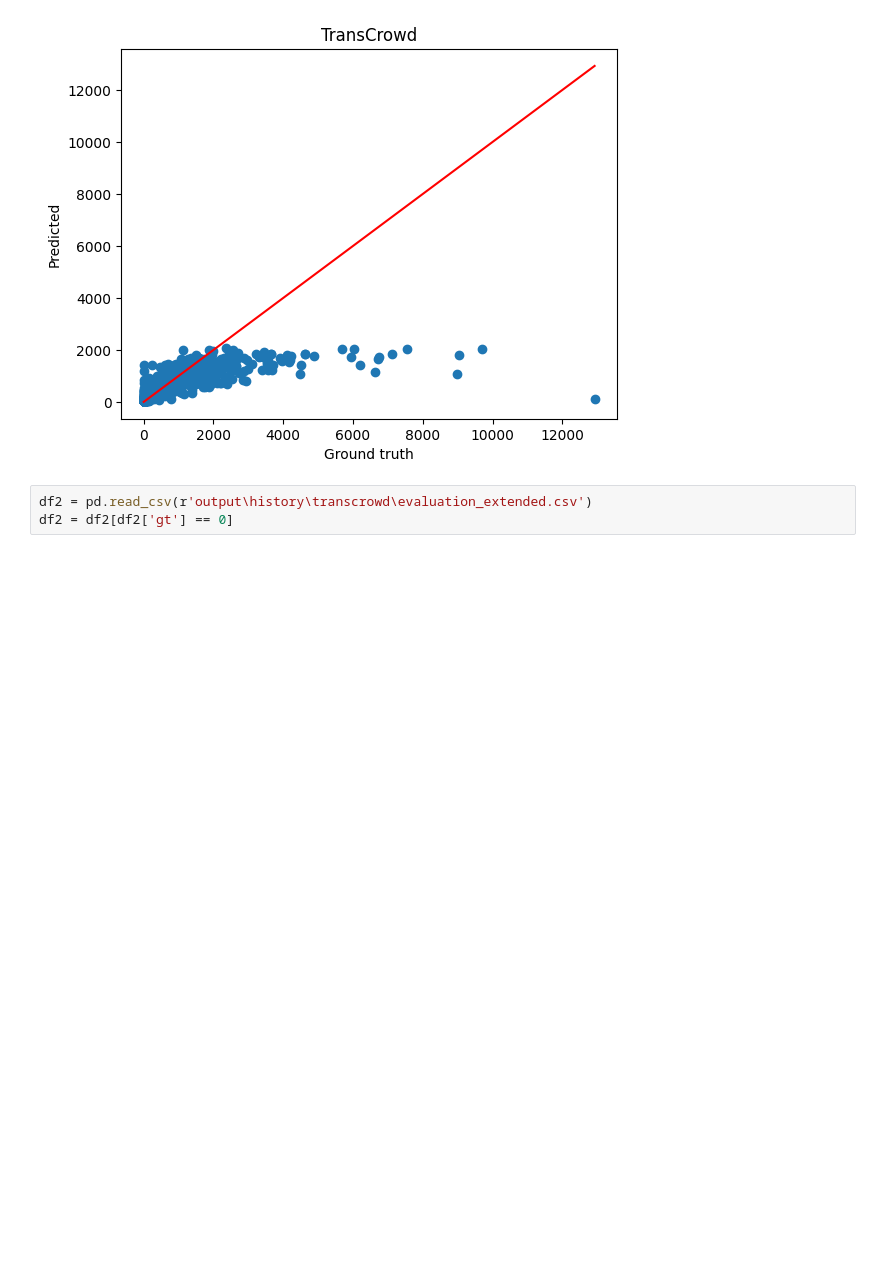
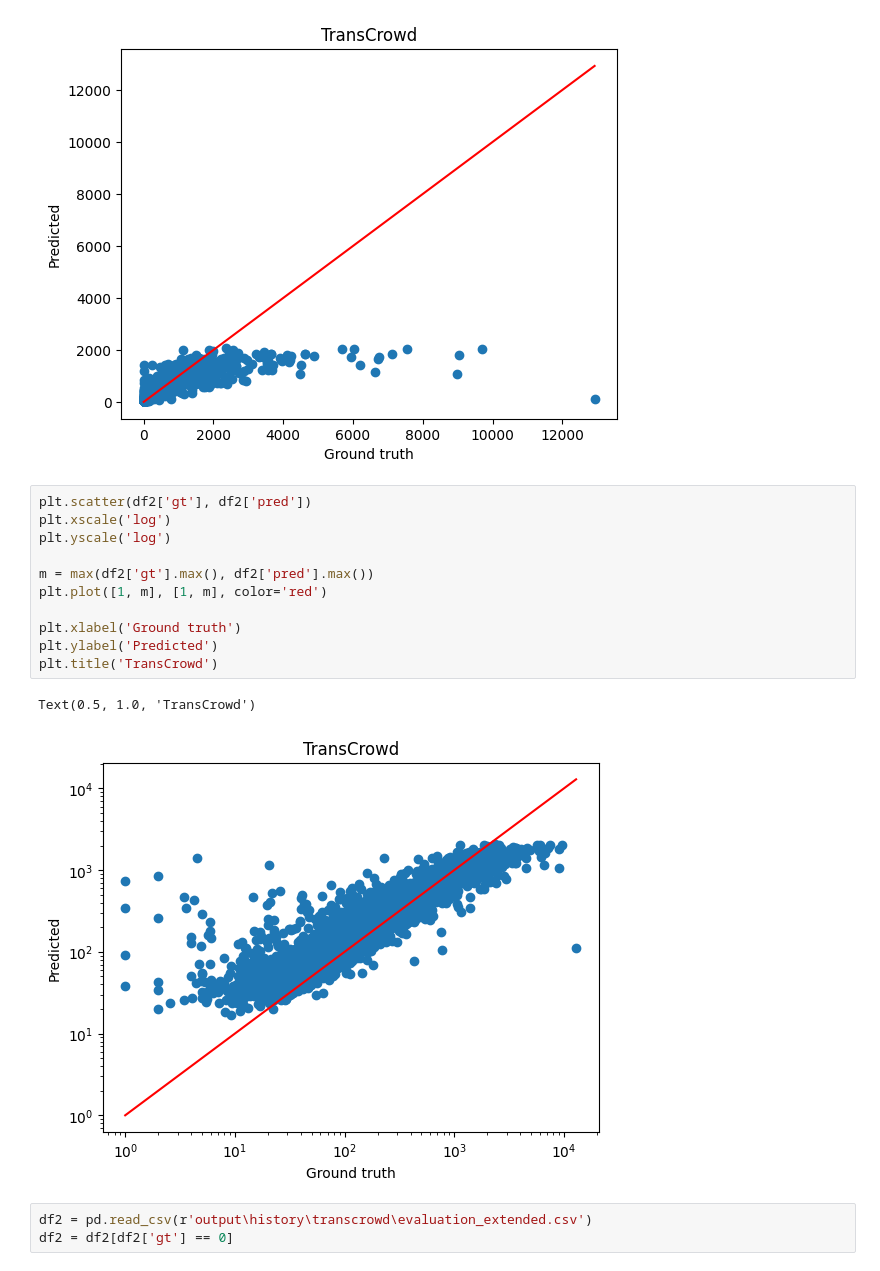
Before and after one commit to wozniakw2002/MSC-thesis, a Jupyter notebook: TransCrowd_test.ipynb, the cells around one changed output. Cells and saved outputs as stored; diff of their text form; blank space fills up the shorter version.

```diff
--- a/TransCrowd_test.ipynb
+++ b/TransCrowd_test.ipynb
@@ -169,6 +173,20 @@ plt.ylabel('Predicted')
 # %% [output]
 Text(0, 0.5, 'Predicted')
 [figure]
+# %%
+plt.scatter(df2['gt'], df2['pred'])
+plt.xscale('log')
+plt.yscale('log')
+
+m = max(df2['gt'].max(), df2['pred'].max())
+plt.plot([1, m], [1, m], color='red')
+
+plt.xlabel('Ground truth')
+plt.ylabel('Predicted')
+plt.title('TransCrowd')
+# %% [output]
+Text(0.5, 1.0, 'TransCrowd')
+[figure, added]
 # %%
 df2 = pd.read_csv(r'output\history\transcrowd\evaluation_extended.csv')
 df2 = df2[df2['gt'] == 0]
```
Also changed, not shown: parts of 7 cells of this notebook, 19 other files.
